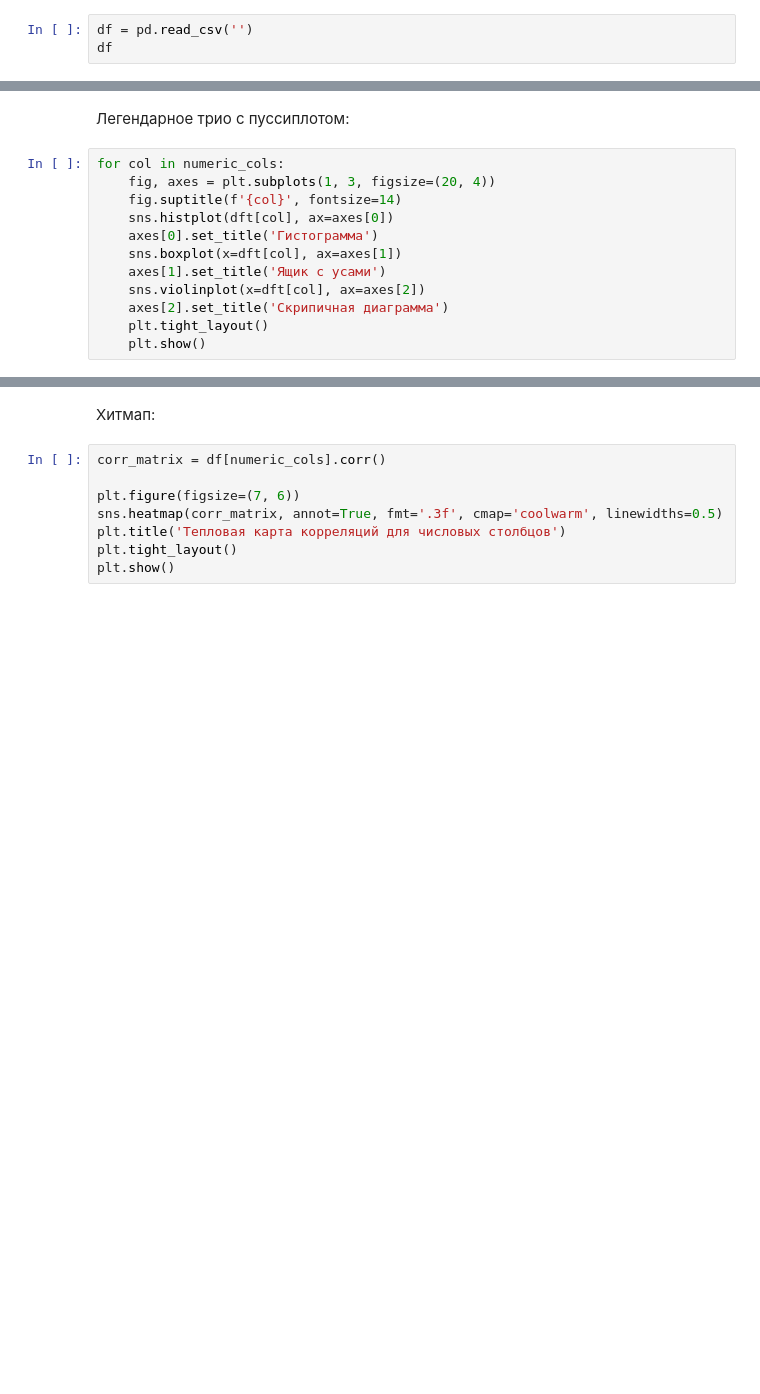
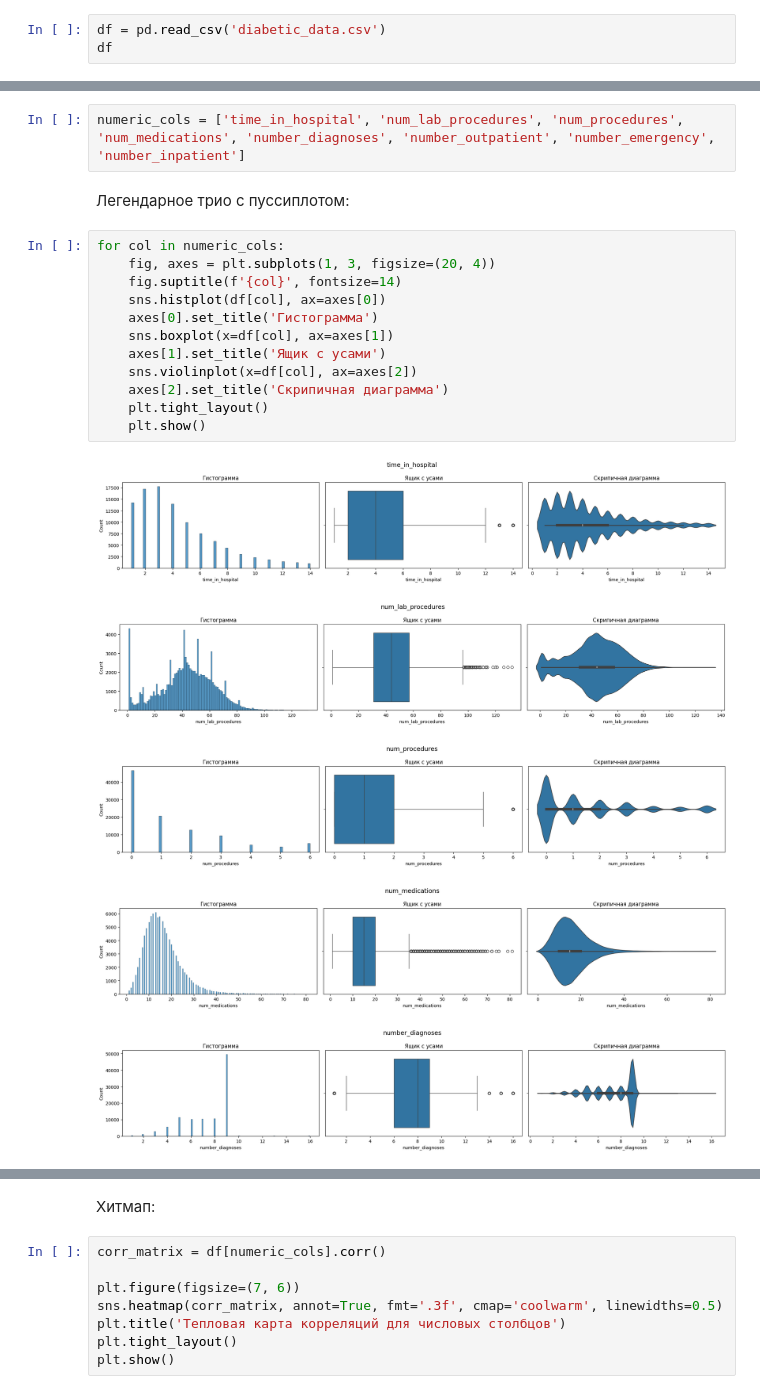
Before and after one commit to TimWHitee/gp_4_AB, a Jupyter notebook: Hospitals_EDA.ipynb, the cells around one changed output, grey strips where cells are left out. Drawn from its saved outputs; the diff is of its cells as text; blank space fills up the shorter version.

```diff
--- a/Hospitals_EDA.ipynb
+++ b/Hospitals_EDA.ipynb
@@ -30,3 +60,3 @@ Requirement already satisfied: numpy<2.6,>=1.25.2 in /usr/local/lib/python3.12/d
 # %%
-df = pd.read_csv('')
+df = pd.read_csv('diabetic_data.csv')
 df
@@ -35,14 +250,22 @@ numeric_cols = ['', '', ...]
+# %%
+numeric_cols = ['time_in_hospital', 'num_lab_procedures', 'num_procedures', 'num_medications', 'number_diagnoses', 'number_outpatient', 'number_emergency', 'number_inpatient']
 # %% [markdown]
 Легендарное трио с пуссиплотом:
 # %%
 for col in numeric_cols:
     fig, axes = plt.subplots(1, 3, figsize=(20, 4))
     fig.suptitle(f'{col}', fontsize=14)
-    sns.histplot(dft[col], ax=axes[0])
+    sns.histplot(df[col], ax=axes[0])
     axes[0].set_title('Гистограмма')
-    sns.boxplot(x=dft[col], ax=axes[1])
+    sns.boxplot(x=df[col], ax=axes[1])
     axes[1].set_title('Ящик с усами')
-    sns.violinplot(x=dft[col], ax=axes[2])
+    sns.violinplot(x=df[col], ax=axes[2])
     axes[2].set_title('Скрипичная диаграмма')
     plt.tight_layout()
     plt.show()
+# %% [output]
+[figure, added]
+[figure, added]
+[figure, added]
+[figure, added]
+[figure, added]
```
Also changed, not shown: parts of 12 cells of this notebook.
